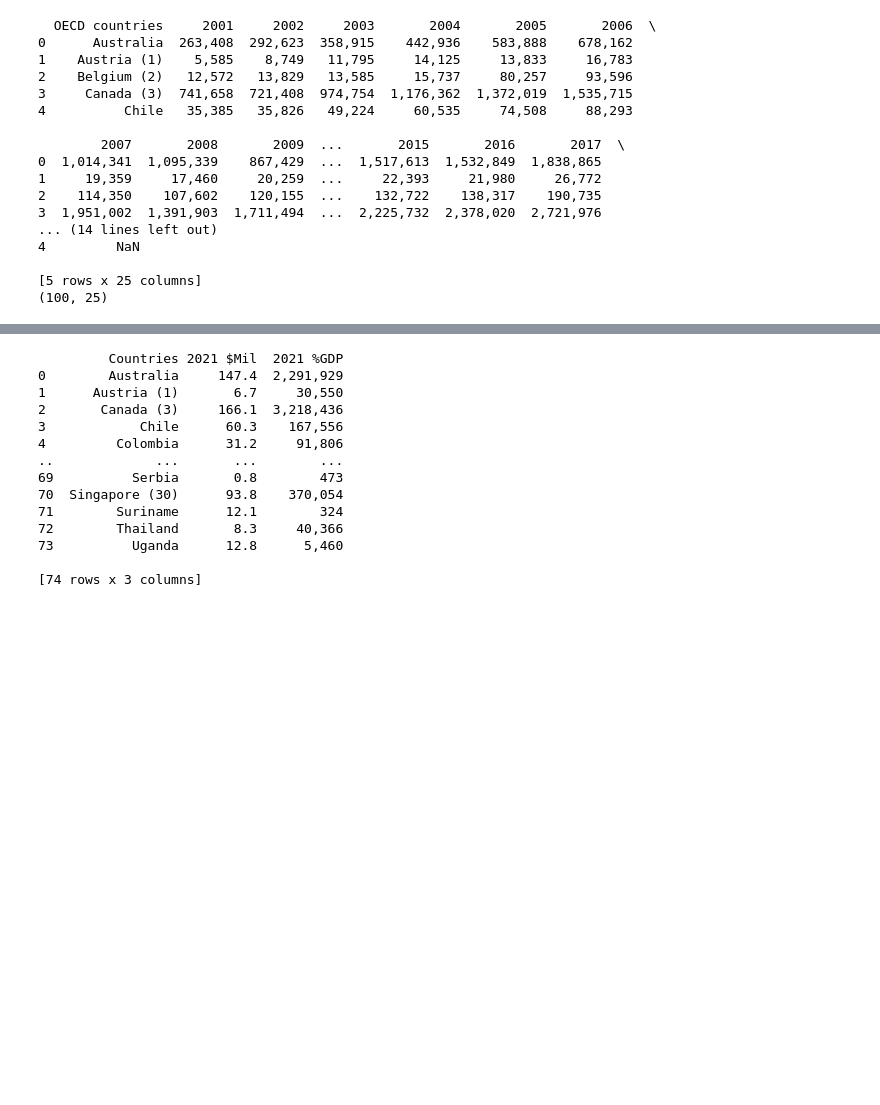
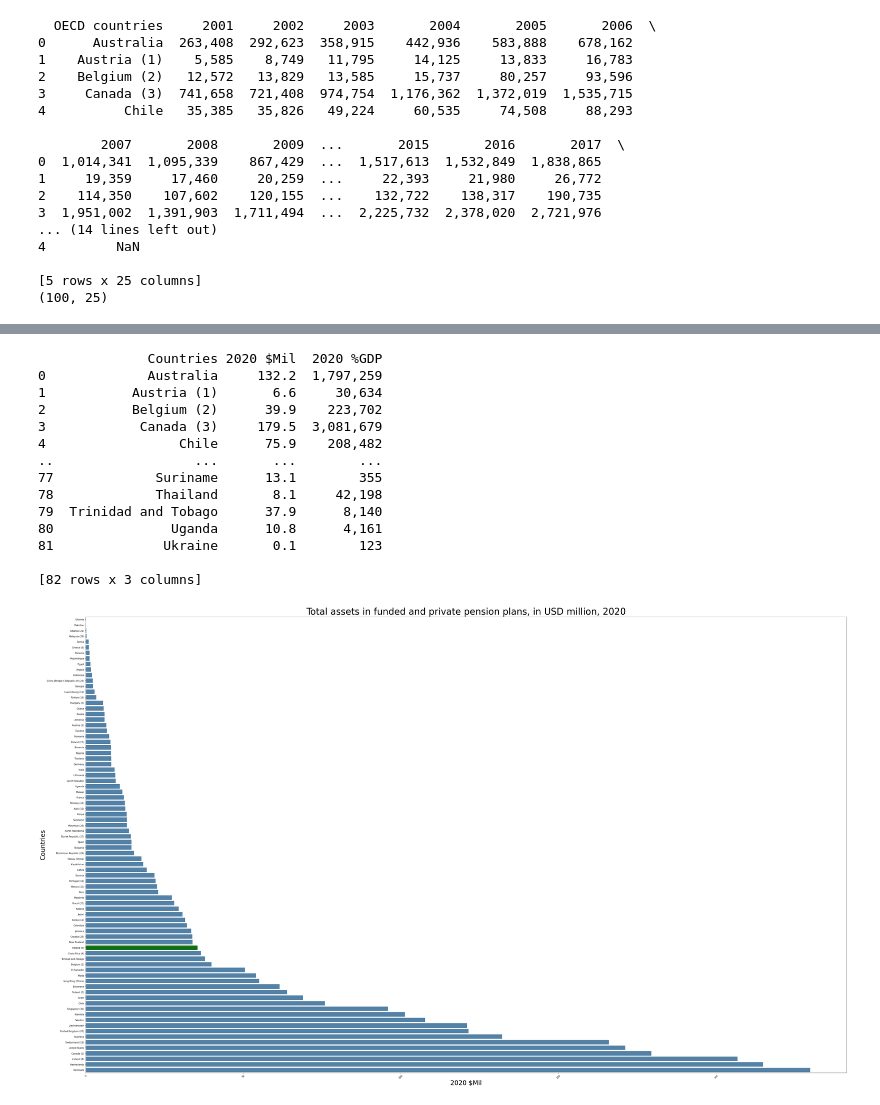
Before and after one commit to andrewpquinn/-UCDPA_andrewpquinn-, a Jupyter notebook: Data_Analytics_Project_Andrew_Quinn.ipynb, the cells around one changed output, grey strips where cells are left out. Saved outputs shown, nothing was run; the diff lists cells and outputs as text; code cells hidden in the pictures; blank space fills up the shorter version.

Commit message:
Visualisation1

```diff
--- a/Data_Analytics_Project_Andrew_Quinn.ipynb
+++ b/Data_Analytics_Project_Andrew_Quinn.ipynb
@@ -32,7 +33,7 @@ print(df.shape)
 (100, 25)
 # %%
 # Identify a list of columns to delete
-columns_to_delete = df.columns[1:21]
+columns_to_delete = df.columns[1:20]
 
 # Delete this list using .drop
 df = df.drop(columns=columns_to_delete)  # Drop the specified columns
@@ -51,8 +52,8 @@ print(df.shape)
 # %%
-# Remove the last three columns
-df = df.iloc[:, :-3]
+# Remove the last four columns
+df = df.iloc[:, :-4]
 
-# Check if last 3 columns have been removed
+# Check if last four columns have been removed
 print(df.head())
 print(df.shape)
 # %% [output]
@@ -131,10 +132,9 @@ print(df)
 #Repeat above steps for new dataframe df1 (Total assets in funded and private pension plans, as a % of GDP, 2001-2021)
 oecd_gdp_priv_pens = "/Users/andrewquinn/Analytics Project/Pension-Markets-in-Focus-2022-Statistical-Annex/Total assets in funded and private pension plans, as a % of GDP, 2001-2021-Table 1_modified.csv"
 df1 = pd.read_csv(oecd_gdp_priv_pens)
-columns_to_delete = df1.columns[1:21]
+columns_to_delete = df1.columns[1:20]
 df1 = df1.drop(columns=columns_to_delete)
-df1 = df1.iloc[:, :-3]
-df1 = df1.iloc[:-5, :]
+df1 = df1.iloc[:-5, :-4]
 df1=df1.dropna()
 df1 = df1[~df1.eq('..').any(axis=1)]
 print(df1)
@@ -156,20 +156,53 @@ print(df1)
 # %%
-#Merge the two dataframes "merged_df"
+#Merge the two dataframes as "merged_df"
 merged_df = pd.merge(df1, df, left_on='Countries', right_on='OECD countries', how='inner', suffixes =(' $Mil', ' %GDP'))
 merged_df = merged_df.drop('OECD countries', axis=1)
 print(merged_df)
 # %% [output]
-         Countries 2021 $Mil  2021 %GDP
-0        Australia     147.4  2,291,929
-1      Austria (1)       6.7     30,550
-2       Canada (3)     166.1  3,218,436
-3            Chile      60.3    167,556
-4         Colombia      31.2     91,806
-..             ...       ...        ...
-69          Serbia       0.8        473
-70  Singapore (30)      93.8    370,054
-71        Suriname      12.1        324
-72        Thailand       8.3     40,366
-73          Uganda      12.8      5,460
+              Countries 2020 $Mil  2020 %GDP
+0             Australia     132.2  1,797,259
+1           Austria (1)       6.6     30,634
+2           Belgium (2)      39.9    223,702
+3            Canada (3)     179.5  3,081,679
+4                 Chile      75.9    208,482
+..                  ...       ...        ...
+77             Suriname      13.1        355
+78             Thailand       8.1     42,198
+79  Trinidad and Tobago      37.9      8,140
+80               Uganda      10.8      4,161
+81              Ukraine       0.1        123
 
-[74 rows x 3 columns]
+[82 rows x 3 columns]
+# %%
+import pandas as pd
+import seaborn as sns
+import matplotlib.pyplot as plt
+
+
+# Sort the dataframe by the column '2020 $Mil'
+sorted_df = merged_df.sort_values('2020 $Mil')
+
+# Set up the figure and axis
+fig, ax1 = plt.subplots(figsize=(50, 30))
+
+# Create a custom color palette with green for Ireland
+custom_palette = ['green' if country == 'Ireland (9)' else 'steelblue' for country in sorted_df['Countries']]
+
+# Create the bar chart using Seaborn with the custom color palette
+sns.barplot(x=sorted_df['2020 $Mil'], y=sorted_df['Countries'], ax=ax1, palette=custom_palette)
+
+# Set the labels and title
+ax1.set_xlabel('2020 $Mil', fontsize=28)
+ax1.set_ylabel('Countries', fontsize=28)
+ax1.set_title('Total assets in funded and private pension plans, in USD million, 2020', fontsize=40)
+
+# Rotate x-axis labels for better readability
+plt.xticks(rotation=45)
+
+# Adjust spacing between subplots and labels
+fig.tight_layout(pad=3.0)
+
+# Show the plot
+plt.show()
+# %% [output]
+[figure, added]
```
Also changed, not shown: parts of 9 cells of this notebook, 1 other file.
